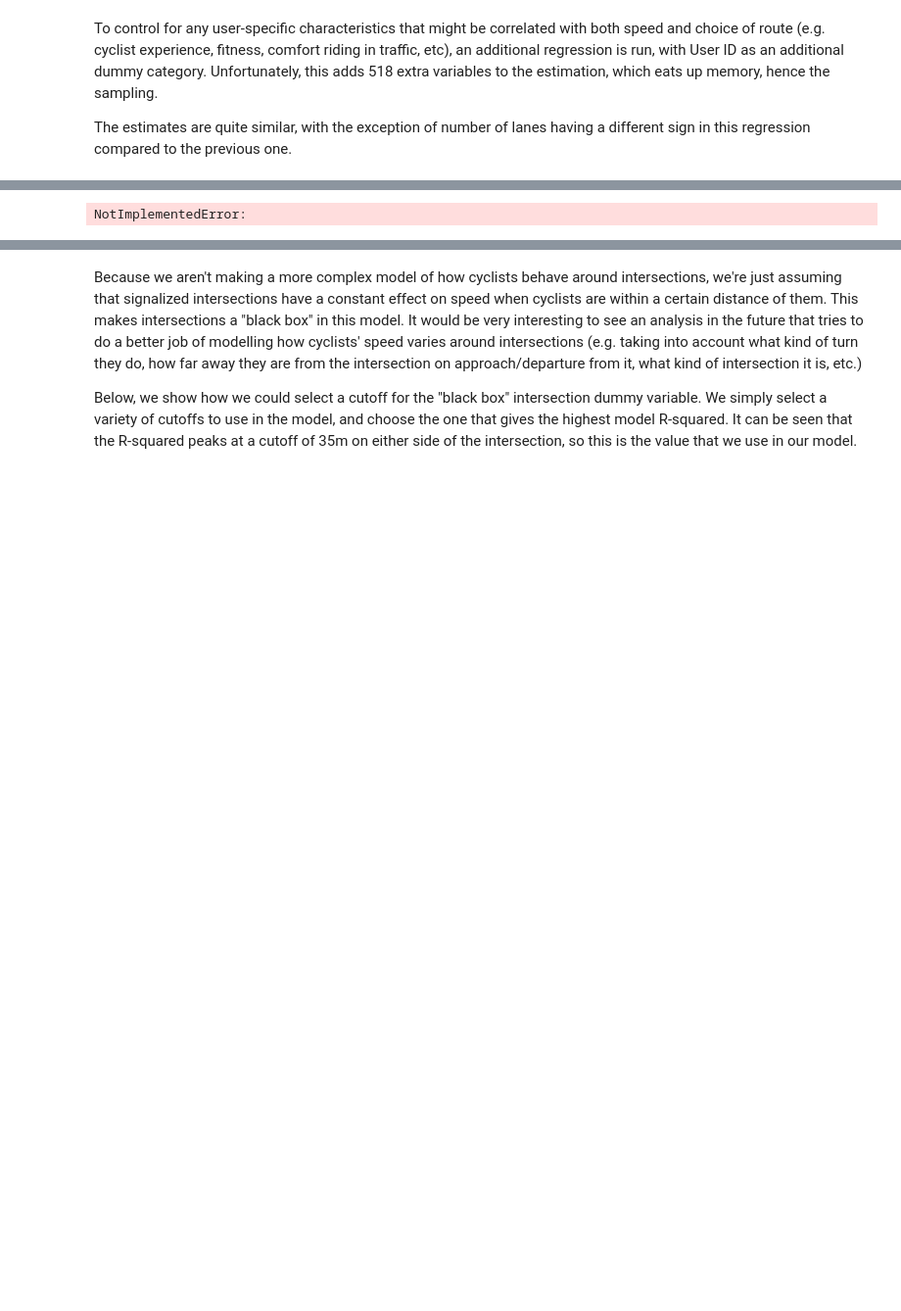
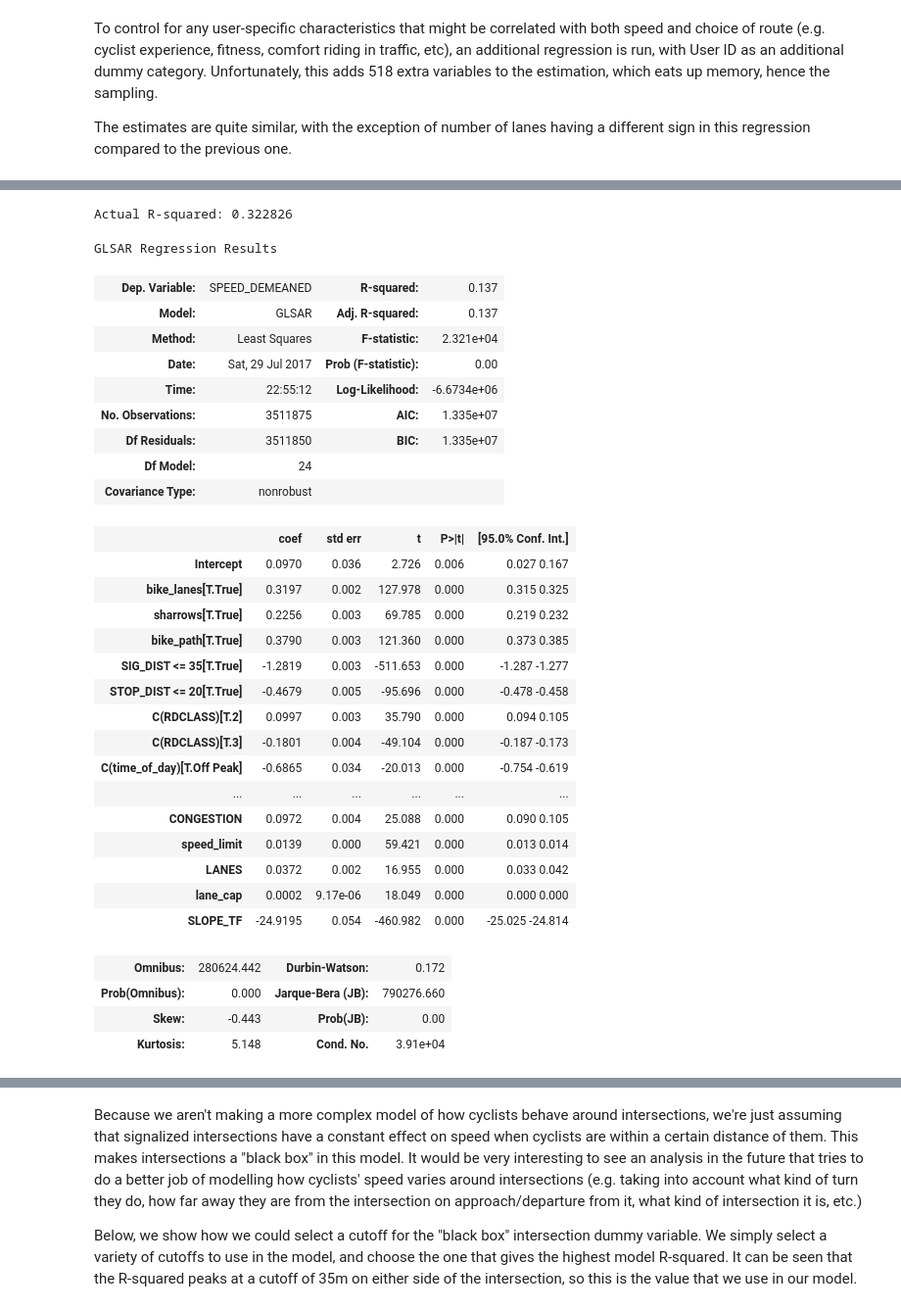
Before and after one commit to aclarry/toronto-cycling-speed-analysis, a Jupyter notebook: Speed Analysis.ipynb, the cells around one changed output, grey strips where cells are left out. Shown at 98% size. Drawn from its saved outputs; the diff is of its cells as text; code cells hidden in the pictures; blank space fills up the shorter version.

```diff
--- a/Speed Analysis.ipynb
+++ b/Speed Analysis.ipynb
@@ -266,14 +301,44 @@ OLS Regression Results
 # %%
-explanatory_road = ("bike_lanes", "sharrows", "bike_path", "SIG_DIST <= 35",
-                    "I(volume/(LANES*lane_cap))", "speed_limit", "LANES", "C(RDCLASS)", "SLOPE_TF",
+explanatory_road_trip = ("bike_lanes", "sharrows", "bike_path", "SIG_DIST <= 35", "STOP_DIST <= 20",
+                    "CONGESTION", "speed_limit", "LANES", "lane_cap", "C(RDCLASS)", "SLOPE_TF",
                     "C(time_of_day)", "C(PURPOSE)")
 
-formula = "SPEED ~ " + " + ".join(explanatory_road)
-model = sm.MixedLM.from_formula(formula, data, groups=data["APP_USER_I"]).fit()
+formula = "SPEED_DEMEANED ~ " + " + ".join(explanatory_road_trip)
+model = sm.glsar(formula=formula, data=data, rho=1).fit()
 
-data["predicted"] = model.predict()
-data["residual"] = data.SPEED - data.predicted
-
+#data["predicted"] = model.predict()
+#data["residual"] = data.SPEED - data.predicted
+print("Actual R-squared: %f" % (1 - np.var(model.resid) / np.var(data["SPEED"])))
 model.summary()
 # %% [output]
-NotImplementedError:
+Actual R-squared: 0.322826
+GLSAR Regression Results
+| Dep. Variable: | SPEED_DEMEANED | R-squared: | 0.137 |
+| Model: | GLSAR | Adj. R-squared: | 0.137 |
+| Method: | Least Squares | F-statistic: | 2.321e+04 |
+| Date: | Sat, 29 Jul 2017 | Prob (F-statistic): | 0.00 |
+| Time: | 22:55:12 | Log-Likelihood: | -6.6734e+06 |
+| No. Observations: | 3511875 | AIC: | 1.335e+07 |
+| Df Residuals: | 3511850 | BIC: | 1.335e+07 |
+| Df Model: | 24 |  |  |
+| Covariance Type: | nonrobust |  |  |
+|  | coef | std err | t | P>|t| | [95.0% Conf. Int.] |
+| Intercept | 0.0970 | 0.036 | 2.726 | 0.006 | 0.027 0.167 |
+| bike_lanes[T.True] | 0.3197 | 0.002 | 127.978 | 0.000 | 0.315 0.325 |
+| sharrows[T.True] | 0.2256 | 0.003 | 69.785 | 0.000 | 0.219 0.232 |
+| bike_path[T.True] | 0.3790 | 0.003 | 121.360 | 0.000 | 0.373 0.385 |
+| SIG_DIST <= 35[T.True] | -1.2819 | 0.003 | -511.653 | 0.000 | -1.287 -1.277 |
+| STOP_DIST <= 20[T.True] | -0.4679 | 0.005 | -95.696 | 0.000 | -0.478 -0.458 |
+| C(RDCLASS)[T.2] | 0.0997 | 0.003 | 35.790 | 0.000 | 0.094 0.105 |
+| C(RDCLASS)[T.3] | -0.1801 | 0.004 | -49.104 | 0.000 | -0.187 -0.173 |
+| C(time_of_day)[T.Off Peak] | -0.6865 | 0.034 | -20.013 | 0.000 | -0.754 -0.619 |
+| ... | ... | ... | ... | ... | ... |
+| CONGESTION | 0.0972 | 0.004 | 25.088 | 0.000 | 0.090 0.105 |
+| speed_limit | 0.0139 | 0.000 | 59.421 | 0.000 | 0.013 0.014 |
+| LANES | 0.0372 | 0.002 | 16.955 | 0.000 | 0.033 0.042 |
+| lane_cap | 0.0002 | 9.17e-06 | 18.049 | 0.000 | 0.000 0.000 |
+| SLOPE_TF | -24.9195 | 0.054 | -460.982 | 0.000 | -25.025 -24.814 |
+| Omnibus: | 280624.442 | Durbin-Watson: | 0.172 |
+| Prob(Omnibus): | 0.000 | Jarque-Bera (JB): | 790276.660 |
+| Skew: | -0.443 | Prob(JB): | 0.00 |
+| Kurtosis: | 5.148 | Cond. No. | 3.91e+04 |
```
Also changed, not shown: parts of 18 cells of this notebook.
